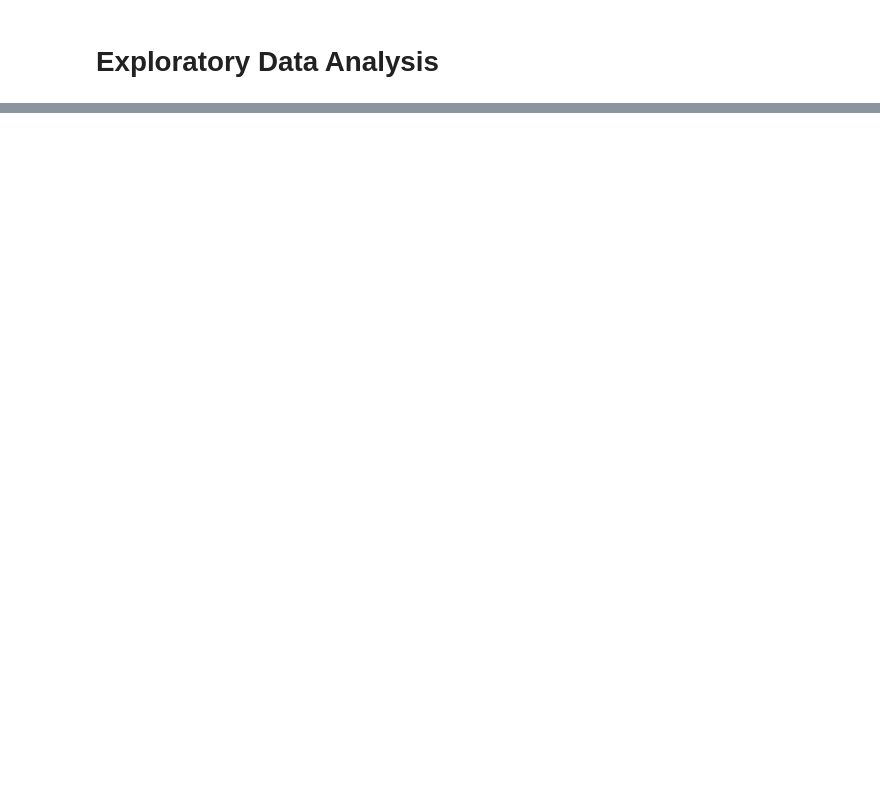
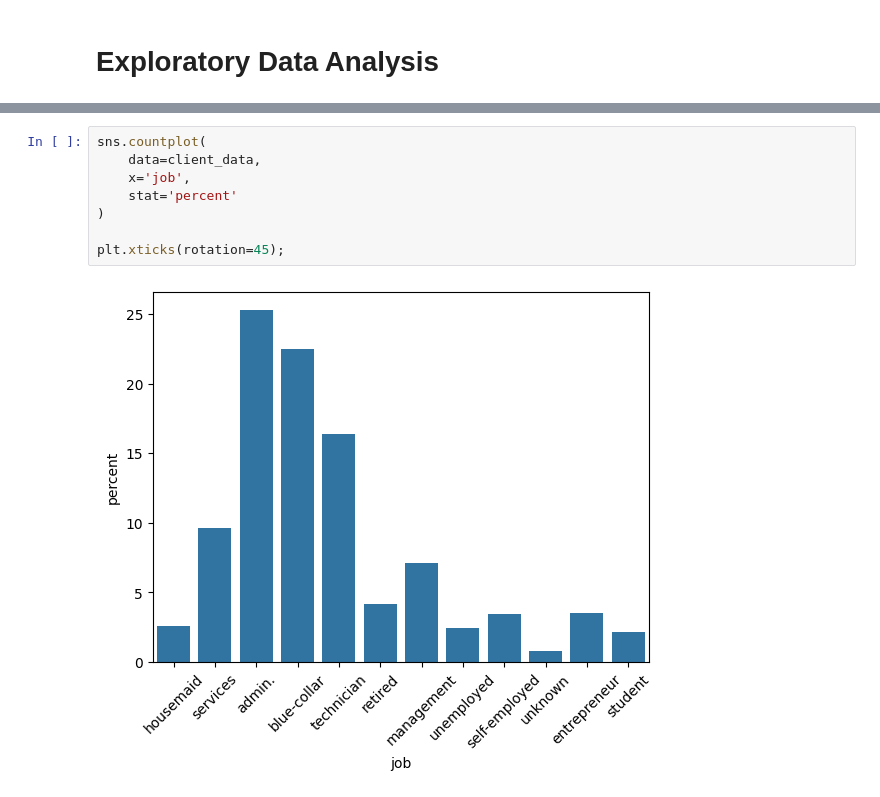
Before and after one commit to petervlaskovits/school-projects, a Jupyter notebook: data-215/project-2/eda.ipynb, the cells around one changed output, grey strips where cells are left out. Saved outputs shown, nothing was run; the diff lists cells and outputs as text; blank space fills up the shorter version.

```diff
--- a/data-215/project-2/eda.ipynb
+++ b/data-215/project-2/eda.ipynb
@@ -25,0 +76,10 @@ sns.kdeplot(
+# %%
+sns.countplot(
+    data=client_data,
+    x='job',
+    stat='percent'
+)
+
+plt.xticks(rotation=45);
+# %% [output]
+[figure, added]
```
Also changed, not shown: parts of 12 cells of this notebook.
